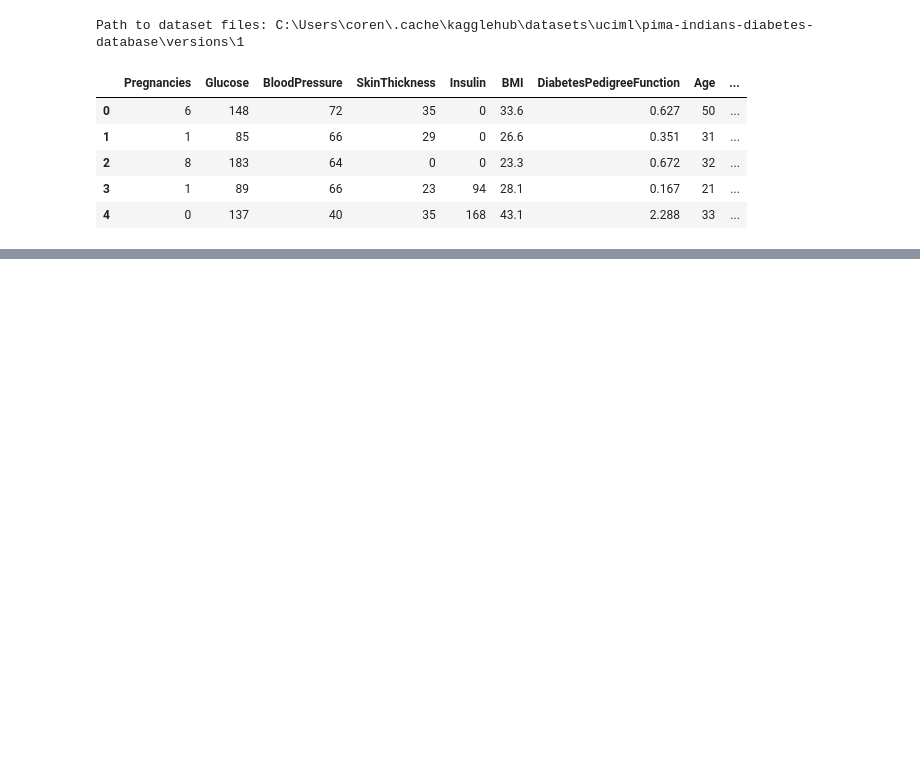
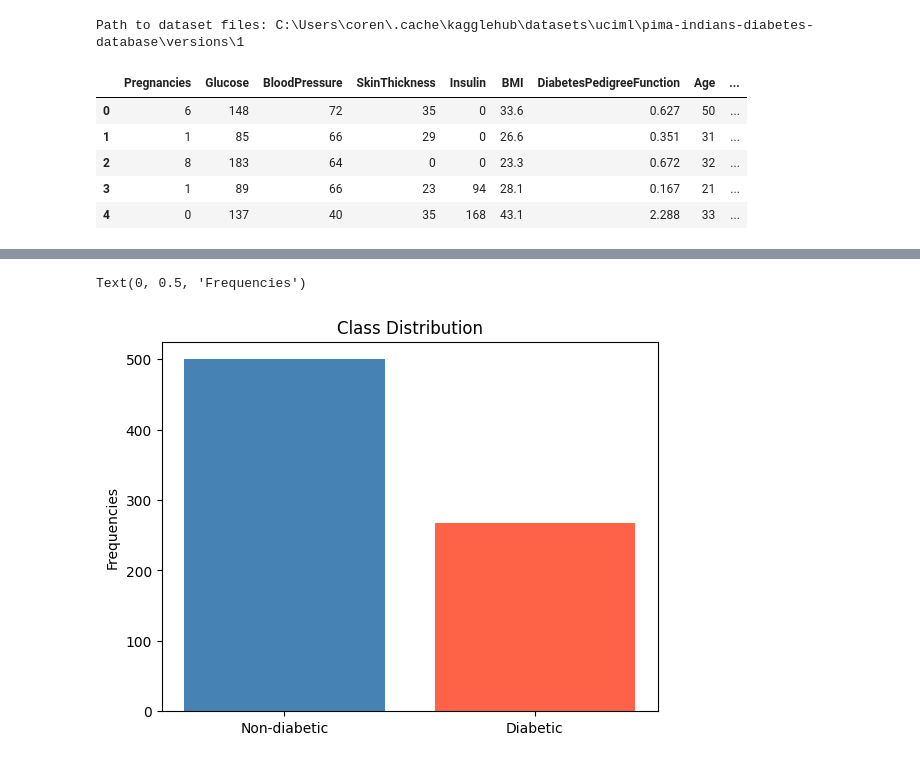
Before and after one commit to CocoBZH29/Diabete-Dashboard, a Jupyter notebook: Notebook.ipynb, the cells around one changed output, grey strips where cells are left out. Saved outputs shown, nothing was run; the diff lists cells and outputs as text; code cells hidden in the pictures; blank space fills up the shorter version.

```diff
--- a/Notebook.ipynb
+++ b/Notebook.ipynb
@@ -25,0 +66,9 @@ dataset.head()
+# %%
+counts = dataset['Outcome'].value_counts()
+plt.bar(counts.index, counts.values, color=('steelblue', 'tomato'))
+plt.title('Class Distribution')
+plt.xticks([0, 1], ['Non-diabetic', 'Diabetic'])
+plt.ylabel('Frequencies')
+# %% [output]
+Text(0, 0.5, 'Frequencies')
+[figure, added]
```
Also changed, not shown: parts of 19 cells of this notebook.
